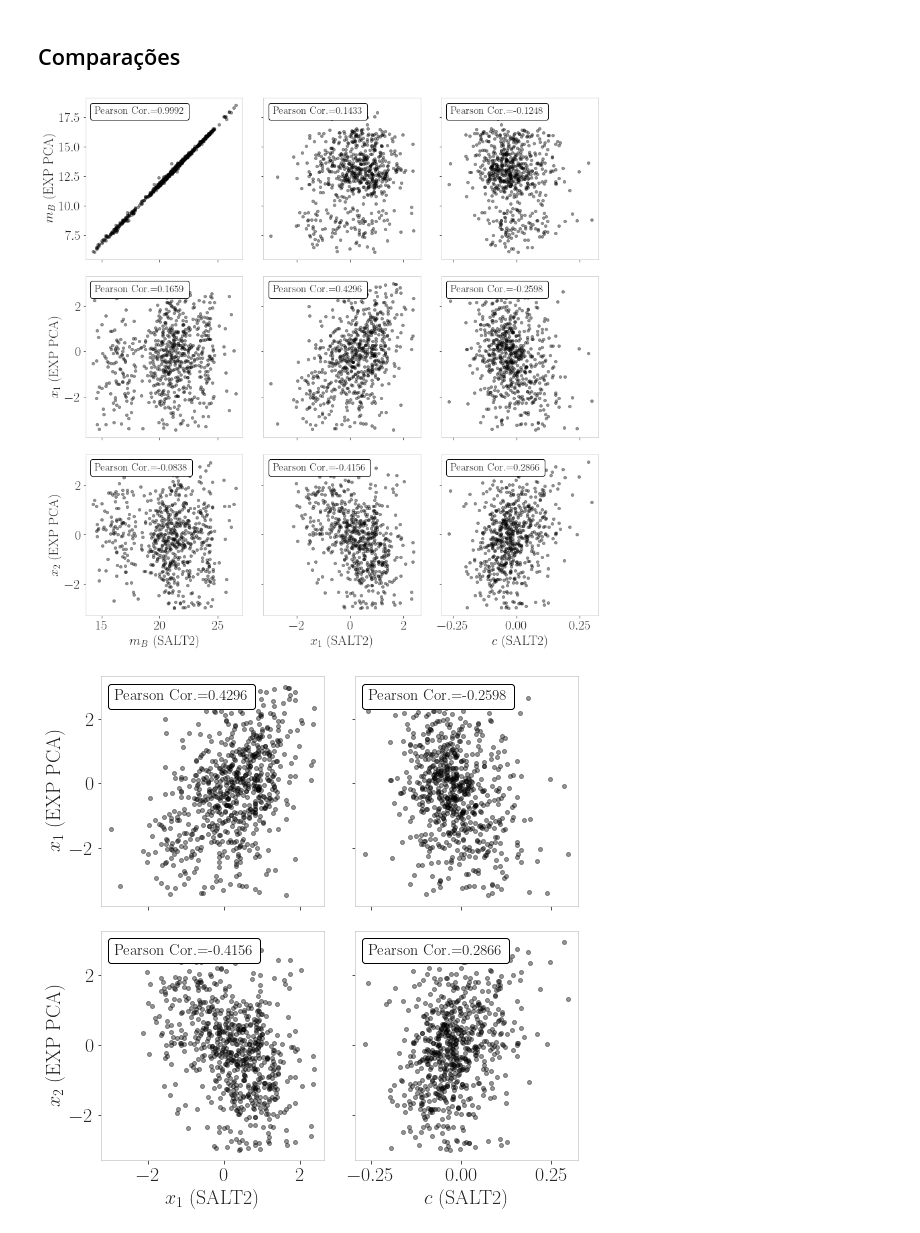
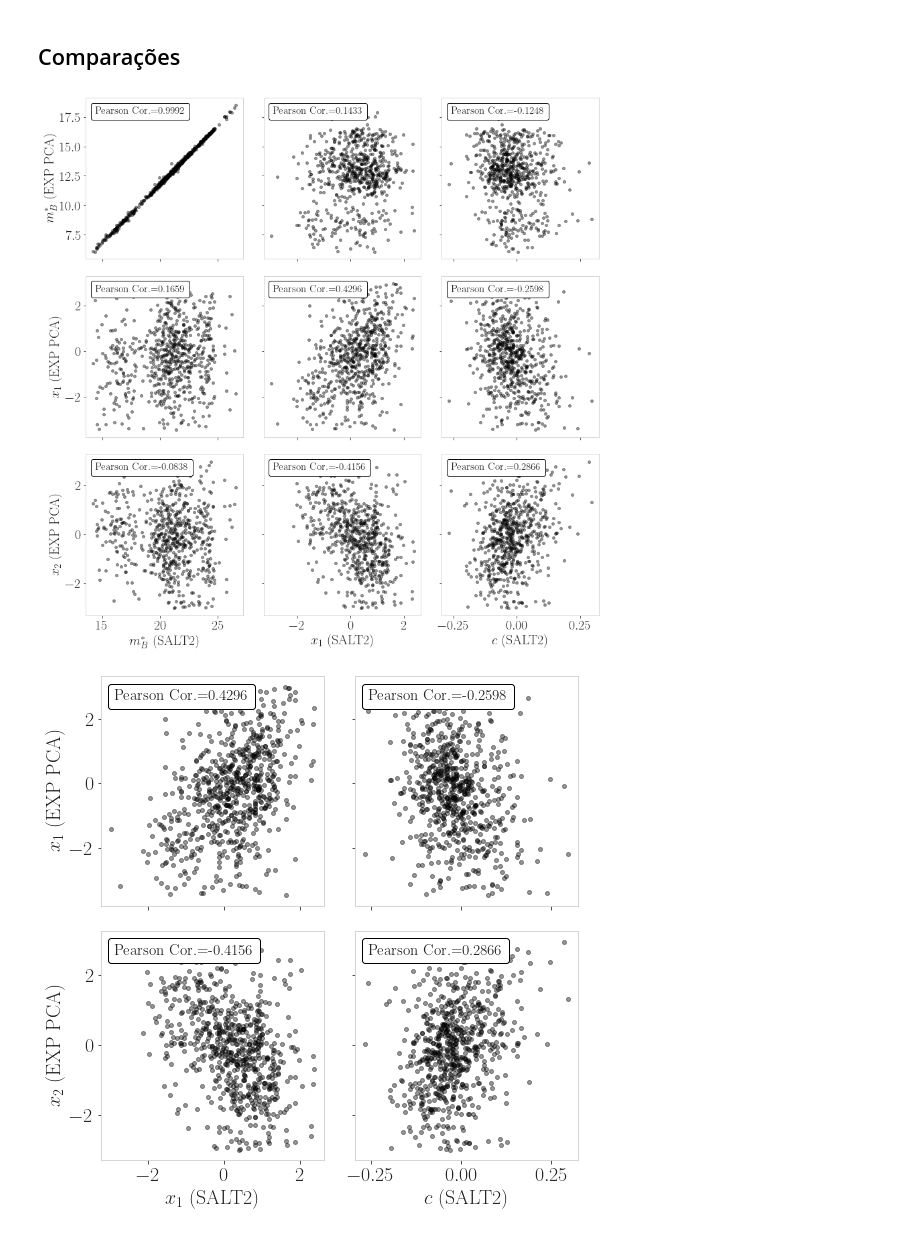
Before and after one commit to CassiaNascimento/PETS_model_for_SN_Ia_LC_fitting, a Jupyter notebook: fitting_pantheon/pca fit results/Cosmology_LCDM_PCA.ipynb, the cells around one changed output. Drawn from its saved outputs; the diff is of its cells as text; code cells hidden in the pictures.

```diff
--- a/fitting_pantheon/pca fit results/Cosmology_LCDM_PCA.ipynb
+++ b/fitting_pantheon/pca fit results/Cosmology_LCDM_PCA.ipynb
@@ -437,7 +437,7 @@ for sn in df_salt2["SNNAME"].values:
 fig, axs=plt.subplots(3,3,figsize=(12,12),sharex='col',sharey='row')
 
 axs[0,0].plot(mb_salt2,mb_exp,'.',c="black",markersize=8,alpha=0.4)
-axs[0,0].set_ylabel(r"$m_B$ (EXP PCA)")
+axs[0,0].set_ylabel(r"$m_B^*$ (EXP PCA)")
 at1 = AnchoredText("Pearson Cor.=%.4f"%(round(np.corrcoef(mb_salt2, mb_exp)[0][1],4)), prop=dict(size=15), frameon=True, loc='upper left')
 at1.patch.set_boxstyle("round,pad=0.,rounding_size=0.2")
 axs[0,0].add_artist(at1)
@@ -461,35 +461,35 @@ axs[1,0].add_artist(at1)
 axs[1,1].plot(x1_salt2,x1_exp,'.',c="black",markersize=8,alpha=0.4)
 at1 = AnchoredText("Pearson Cor.=%.4f"%(round(np.corrcoef(x1_salt2, x1_exp)[0][1],4)), prop=dict(size=15), frameon=True, loc='upper left')
 at1.patch.set_boxstyle("round,pad=0.,rounding_size=0.2")
 axs[1,1].add_artist(at1)
 
 axs[1,2].plot(c_salt2,x1_exp,'.',c="black",markersize=8,alpha=0.4)
 at1 = AnchoredText("Pearson Cor.=%.4f"%(round(np.corrcoef(c_salt2, x1_exp)[0][1],4)), prop=dict(size=15), frameon=True, loc='upper left')
 at1.patch.set_boxstyle("round,pad=0.,rounding_size=0.2")
 axs[1,2].add_artist(at1)
 
 axs[2,0].plot(mb_salt2,x2_exp,'.',c="black",markersize=8,alpha=0.4)
 axs[2,0].set_ylabel(r"$x_2$ (EXP PCA)")
-axs[2,0].set_xlabel(r"$m_B$ (SALT2)")
+axs[2,0].set_xlabel(r"$m_B^*$ (SALT2)")
 at1 = AnchoredText("Pearson Cor.=%.4f"%(round(np.corrcoef(mb_salt2, x2_exp)[0][1],4)), prop=dict(size=15), frameon=True, loc='upper left')
 at1.patch.set_boxstyle("round,pad=0.,rounding_size=0.2")
 axs[2,0].add_artist(at1)
 
 axs[2,1].plot(x1_salt2,x2_exp,'.',c="black",markersize=8,alpha=0.4)
 axs[2,1].set_xlabel(r"$x_1$ (SALT2)")
 at1 = AnchoredText("Pearson Cor.=%.4f"%(round(np.corrcoef(x1_salt2, x2_exp)[0][1],4)), prop=dict(size=15), frameon=True, loc='upper left')
 at1.patch.set_boxstyle("round,pad=0.,rounding_size=0.2")
 axs[2,1].add_artist(at1)
 
 axs[2,2].plot(c_salt2,x2_exp,'.',c="black",markersize=8,alpha=0.4)
 axs[2,2].set_xlabel(r"$c$ (SALT2)")
 at1 = AnchoredText("Pearson Cor.=%.4f"%(round(np.corrcoef(c_salt2, x2_exp)[0][1],4)), prop=dict(size=15), frameon=True, loc='upper left')
 at1.patch.set_boxstyle("round,pad=0.,rounding_size=0.2")
 axs[2,2].add_artist(at1);
 fig.tight_layout()
 plt.savefig('./correlation_SALT2_EXP_PCA_parameters.pdf')
 # %% [output]
-[figure, old version]
+[figure, new version]
 # %%
 fig, axs=plt.subplots(2,2,figsize=(8,8),sharex='col',sharey='row')
 
```
Also changed, not shown: parts of 3 cells of this notebook.
